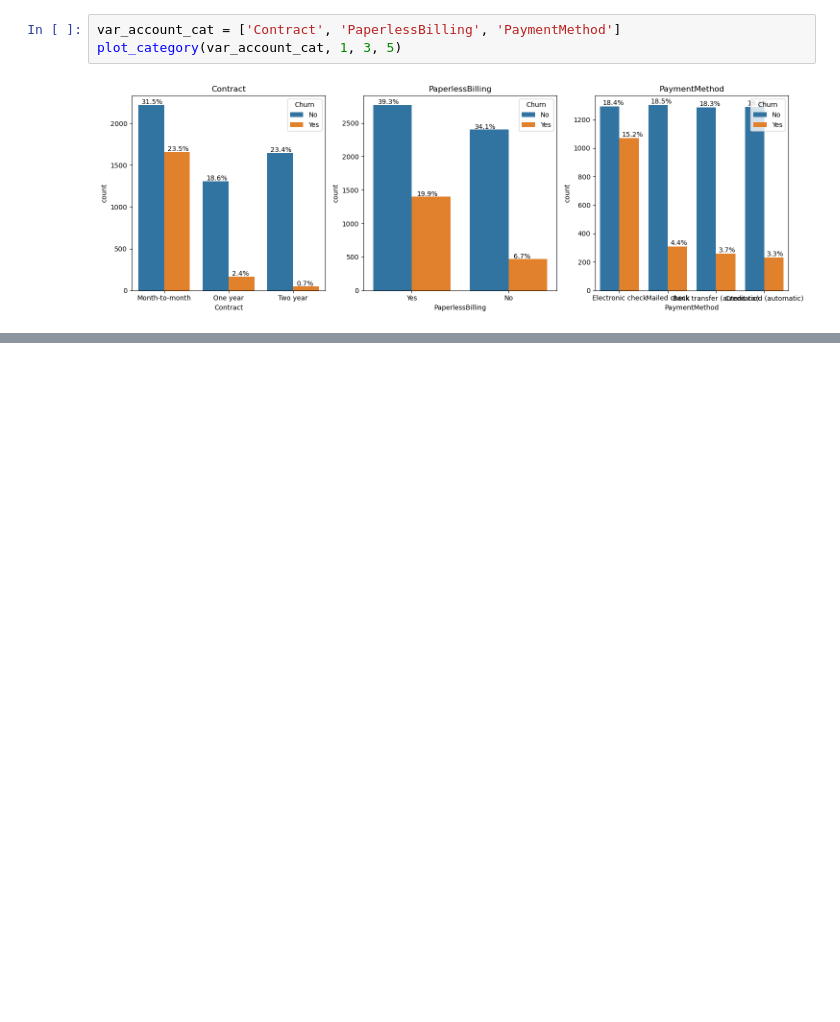
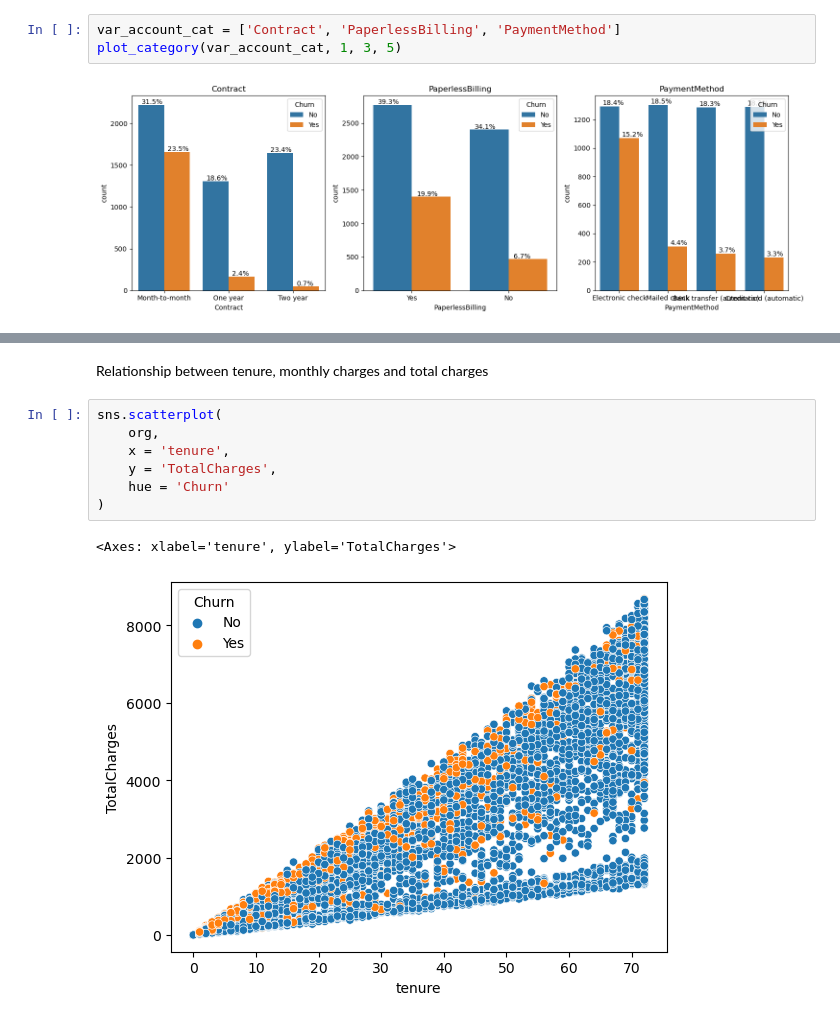
Before and after one commit to Lavinialau/Telecom-churn, a Jupyter notebook: 01_code/0_summary.ipynb, the cells around one changed output, grey strips where cells are left out. Drawn from its saved outputs; the diff is of its cells as text; blank space fills up the shorter version.

```diff
--- a/01_code/0_summary.ipynb
+++ b/01_code/0_summary.ipynb
@@ -216,0 +231,12 @@ plot_category(var_account_cat, 1, 3, 5)
+# %% [markdown]
+Relationship between tenure, monthly charges and total charges
+# %%
+sns.scatterplot(
+    org,
+    x = 'tenure',
+    y = 'TotalCharges',
+    hue = 'Churn'
+)
+# %% [output]
+<Axes: xlabel='tenure', ylabel='TotalCharges'>
+[figure, added]
```
Also changed, not shown: parts of 3 cells of this notebook.
